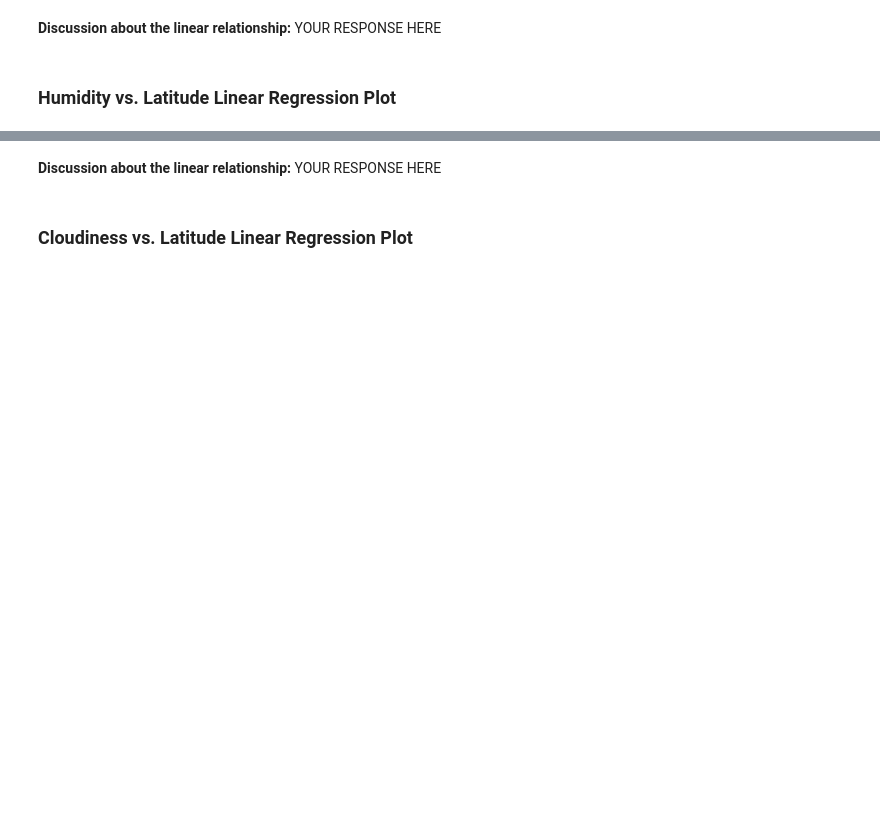
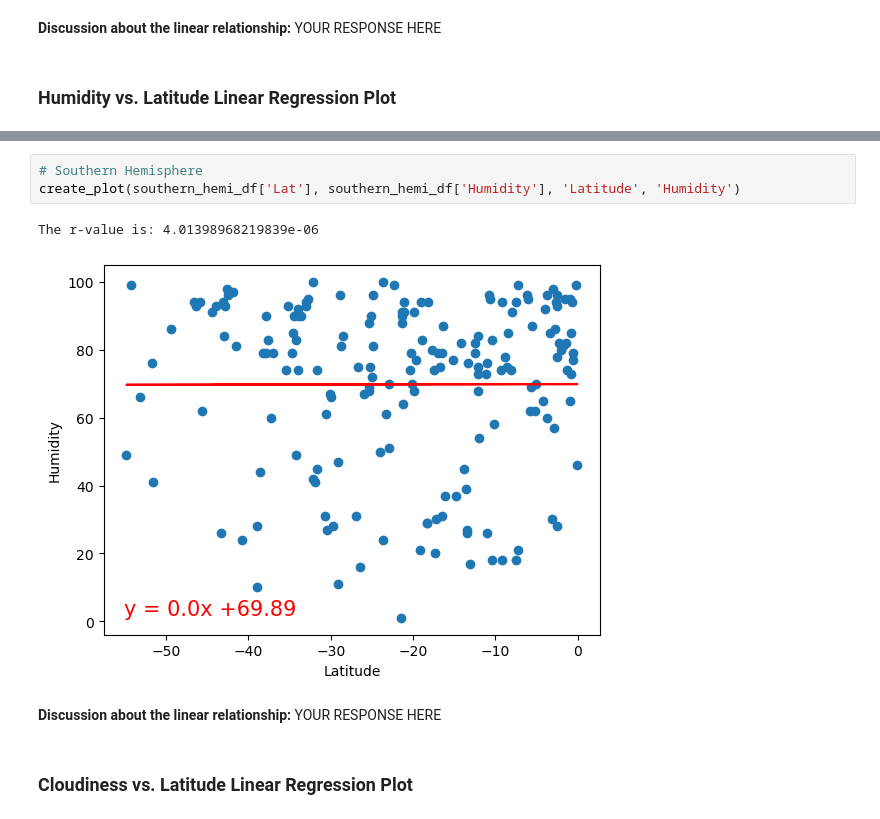
Before and after one commit to cmoeglin1/python-api-challenge, a Jupyter notebook: WeatherPy.ipynb, the cells around one changed output, grey strips where cells are left out. Saved outputs shown, nothing was run; the diff lists cells and outputs as text; blank space fills up the shorter version.

```diff
--- a/WeatherPy.ipynb
+++ b/WeatherPy.ipynb
@@ -345,3 +357,9 @@ The r-value is: 0.0002808747046324607
+# %%
+# Southern Hemisphere
+create_plot(southern_hemi_df['Lat'], southern_hemi_df['Humidity'], 'Latitude', 'Humidity')
+# %% [output]
+The r-value is: 4.01398968219839e-06
+[figure, added]
 # %% [markdown]
 **Discussion about the linear relationship:** YOUR RESPONSE HERE
 # %% [markdown]
```
Also changed, not shown: parts of 17 cells of this notebook.
